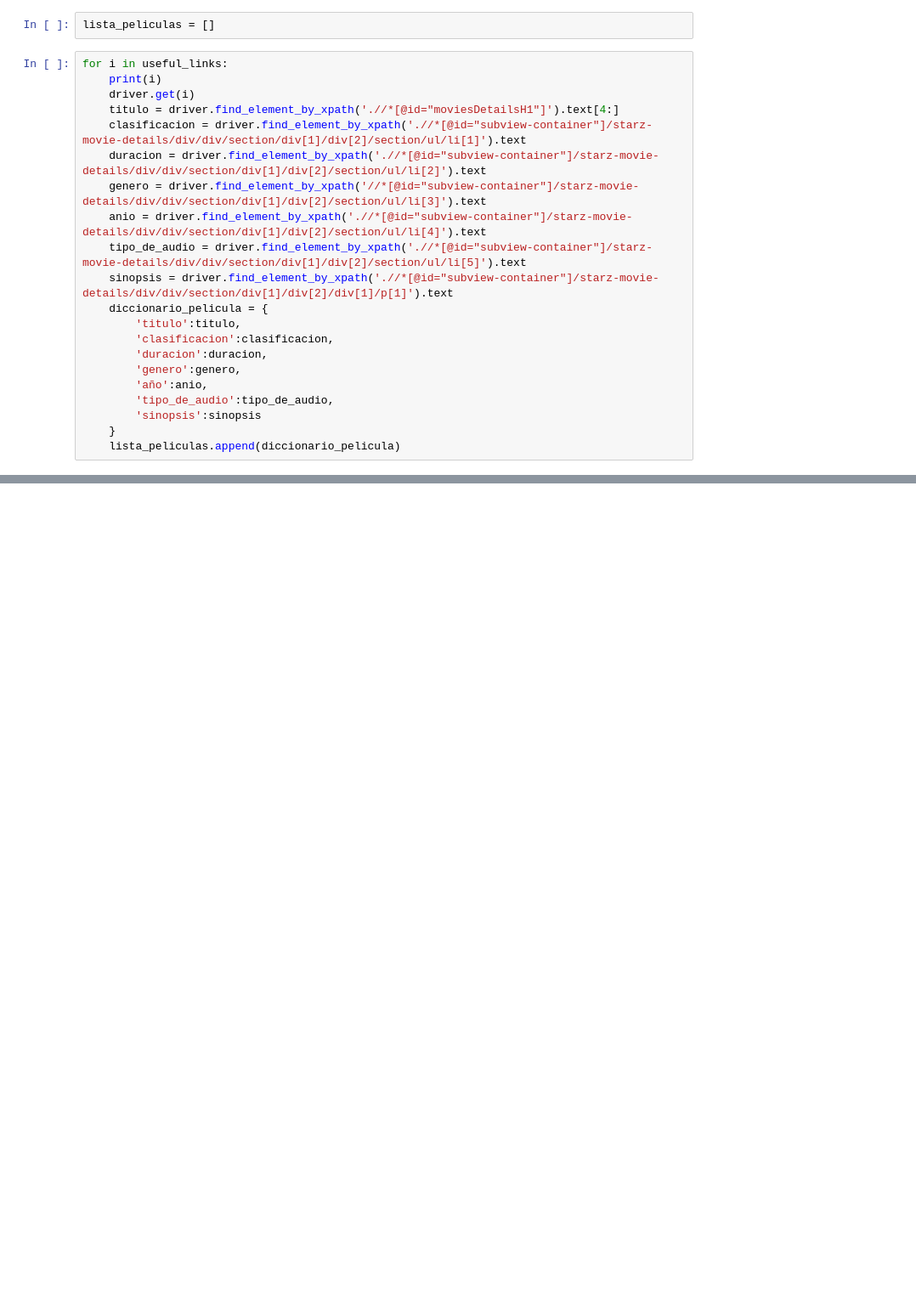
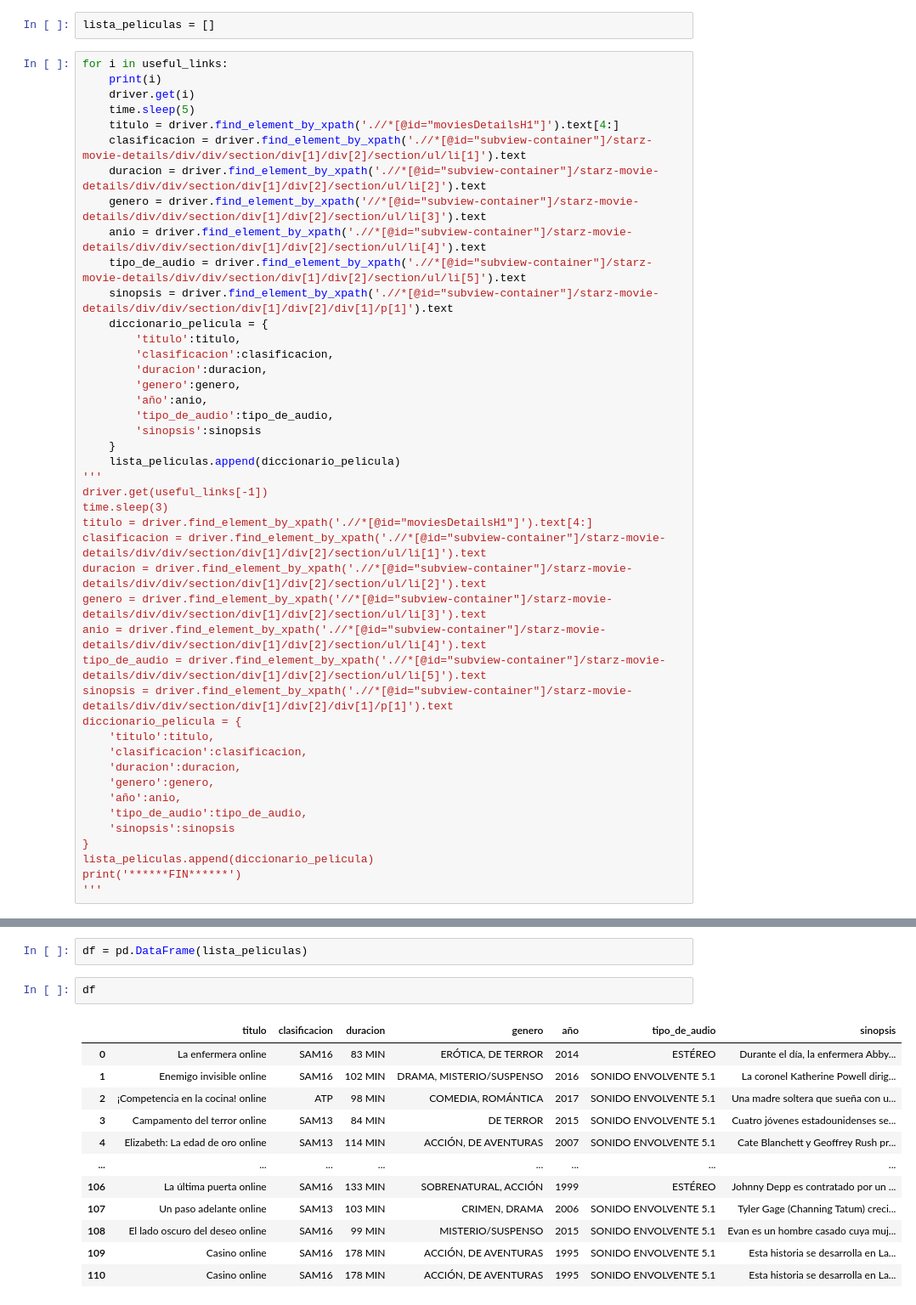
Before and after one commit to CelesVI/bb-vision-challenge, a Jupyter notebook: bb vision movies scraper.ipynb, the cells around one changed output, grey strips where cells are left out. Shown: that part at 85% size. Drawn from its saved outputs; the diff is of its cells as text; blank space fills up the shorter version.

Commit message:
Get all movies and series functional. Working on updating features.

```diff
--- a/bb vision movies scraper.ipynb
+++ b/bb vision movies scraper.ipynb
@@ -72,6 +74,7 @@ lista_peliculas = []
 for i in useful_links:
     print(i)
     driver.get(i)
+    time.sleep(5)
     titulo = driver.find_element_by_xpath('.//*[@id="moviesDetailsH1"]').text[4:]
     clasificacion = driver.find_element_by_xpath('.//*[@id="subview-container"]/starz-movie-details/div/div/section/div[1]/div[2]/section/ul/li[1]').text
     duracion = driver.find_element_by_xpath('.//*[@id="subview-container"]/starz-movie-details/div/div/section/div[1]/div[2]/section/ul/li[2]').text
@@ -89,4 +92,26 @@ for i in useful_links:
         'sinopsis':sinopsis
     }
     lista_peliculas.append(diccionario_pelicula)
+'''
+driver.get(useful_links[-1])
+time.sleep(3)
+titulo = driver.find_element_by_xpath('.//*[@id="moviesDetailsH1"]').text[4:]
+clasificacion = driver.find_element_by_xpath('.//*[@id="subview-container"]/starz-movie-details/div/div/section/div[1]/div[2]/section/ul/li[1]').text
+duracion = driver.find_element_by_xpath('.//*[@id="subview-container"]/starz-movie-details/div/div/section/div[1]/div[2]/section/ul/li[2]').text
+genero = driver.find_element_by_xpath('//*[@id="subview-container"]/starz-movie-details/div/div/section/div[1]/div[2]/section/ul/li[3]').text
+anio = driver.find_element_by_xpath('.//*[@id="subview-container"]/starz-movie-details/div/div/section/div[1]/div[2]/section/ul/li[4]').text
+tipo_de_audio = driver.find_element_by_xpath('.//*[@id="subview-container"]/starz-movie-details/div/div/section/div[1]/div[2]/section/ul/li[5]').text
+sinopsis = driver.find_element_by_xpath('.//*[@id="subview-container"]/starz-movie-details/div/div/section/div[1]/div[2]/div[1]/p[1]').text
+diccionario_pelicula = {
+    'titulo':titulo,
+    'clasificacion':clasificacion,
+    'duracion':duracion,
+    'genero':genero,
+    'año':anio,
+    'tipo_de_audio':tipo_de_audio,
+    'sinopsis':sinopsis
+}
+lista_peliculas.append(diccionario_pelicula)
+print('******FIN******')
+'''
 # %% [output]
@@ -95,0 +157,17 @@ NoSuchElementException: Message: no such element: Unable to locate element: {"me
+# %%
+df = pd.DataFrame(lista_peliculas)
+# %%
+df
+# %% [output]
+|  | titulo | clasificacion | duracion | genero | año | tipo_de_audio | sinopsis |
+| 0 | La enfermera online | SAM16 | 83 MIN | ERÓTICA, DE TERROR | 2014 | ESTÉREO | Durante el día, la enfermera Abby... |
+| 1 | Enemigo invisible online | SAM16 | 102 MIN | DRAMA, MISTERIO/SUSPENSO | 2016 | SONIDO ENVOLVENTE 5.1 | La coronel Katherine Powell dirig... |
+| 2 | ¡Competencia en la cocina! online | ATP | 98 MIN | COMEDIA, ROMÁNTICA | 2017 | SONIDO ENVOLVENTE 5.1 | Una madre soltera que sueña con u... |
+| 3 | Campamento del terror online | SAM13 | 84 MIN | DE TERROR | 2015 | SONIDO ENVOLVENTE 5.1 | Cuatro jóvenes estadounidenses se... |
+| 4 | Elizabeth: La edad de oro online | SAM13 | 114 MIN | ACCIÓN, DE AVENTURAS | 2007 | SONIDO ENVOLVENTE 5.1 | Cate Blanchett y Geoffrey Rush pr... |
+| ... | ... | ... | ... | ... | ... | ... | ... |
+| 106 | La última puerta online | SAM16 | 133 MIN | SOBRENATURAL, ACCIÓN | 1999 | ESTÉREO | Johnny Depp es contratado por un ... |
+| 107 | Un paso adelante online | SAM13 | 103 MIN | CRIMEN, DRAMA | 2006 | SONIDO ENVOLVENTE 5.1 | Tyler Gage (Channing Tatum) creci... |
+| 108 | El lado oscuro del deseo online | SAM16 | 99 MIN | MISTERIO/SUSPENSO | 2015 | SONIDO ENVOLVENTE 5.1 | Evan es un hombre casado cuya muj... |
+| 109 | Casino online | SAM16 | 178 MIN | ACCIÓN, DE AVENTURAS | 1995 | SONIDO ENVOLVENTE 5.1 | Esta historia se desarrolla en La... |
+| 110 | Casino online | SAM16 | 178 MIN | ACCIÓN, DE AVENTURAS | 1995 | SONIDO ENVOLVENTE 5.1 | Esta historia se desarrolla en La... |
```
Also changed, not shown: parts of 11 cells of this notebook, 8 other files.
